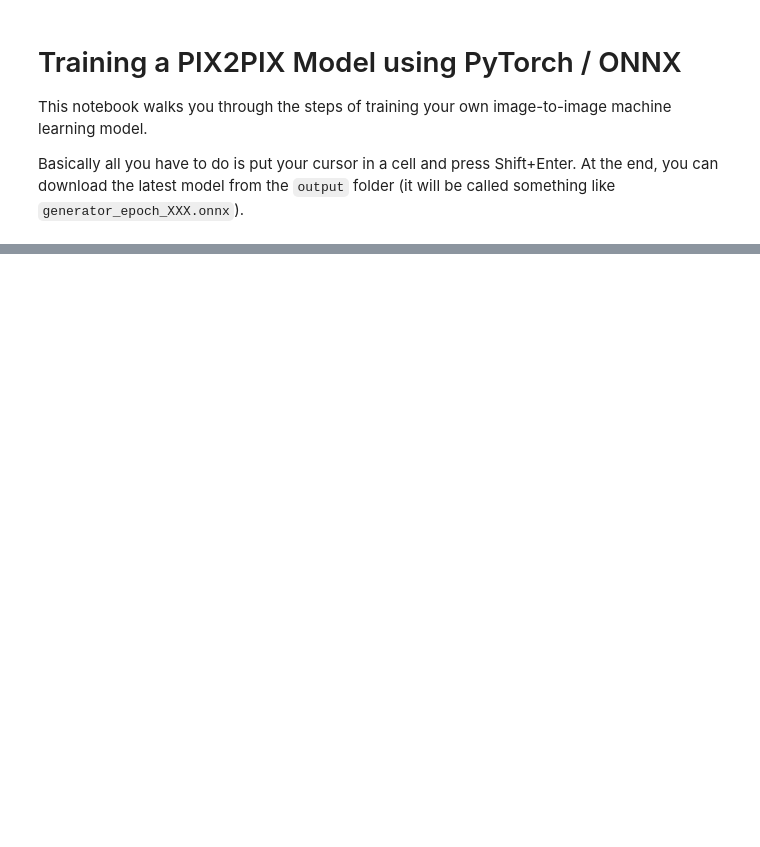
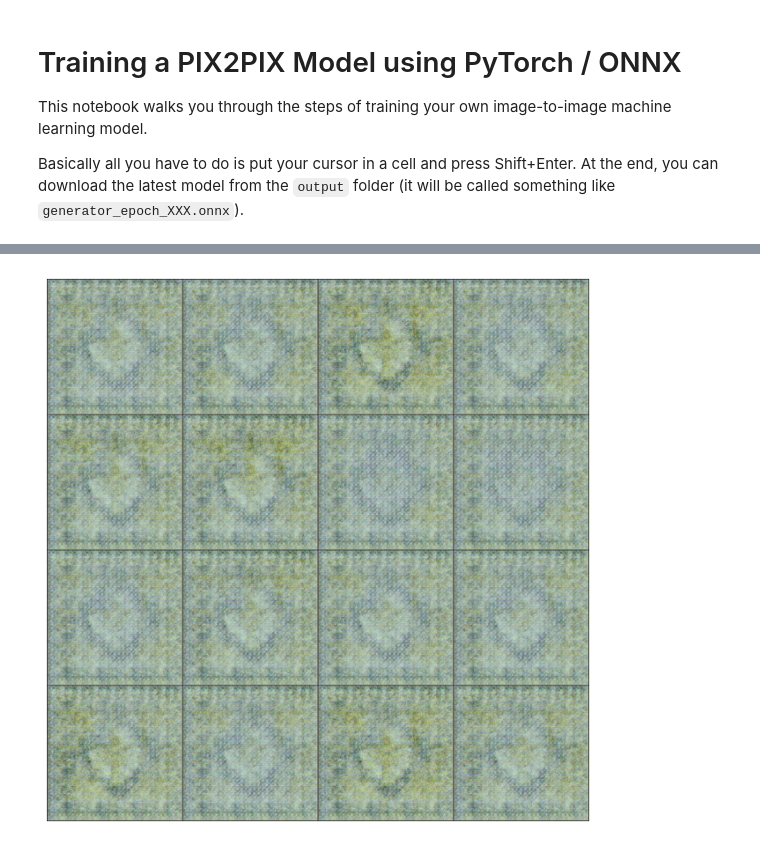
Before and after one commit to algorithmicgaze/2025-raive-workshop, a Jupyter notebook: train_onnx_gan.ipynb, the cells around one changed output, grey strips where cells are left out. Cells and saved outputs as stored; diff of their text form; code cells hidden in the pictures; blank space fills up the shorter version.

Commit message:
Simpler GAN implementation

```diff
--- a/train_onnx_gan.ipynb
+++ b/train_onnx_gan.ipynb
@@ -265,3 +206,6 @@ def fake_targets(b, device):
+# %%
+# Define the loss function
+criterion = nn.BCELoss()
 # %%
 # Load snapshot if available
 def get_latest_snapshot(output_dir):
@@ -276,13 +220,11 @@ def get_latest_generator(output_dir):
         return None
     return max(generators, key=os.path.getctime)
 # %%
-def load_snapshot(generator, discriminator, g_optimizer, d_optimizer, snapshot_path, ema_shadow=None):
+def load_snapshot(generator, discriminator, g_optimizer, d_optimizer, snapshot_path):
     checkpoint = torch.load(snapshot_path, map_location=device, weights_only=False)
     generator.load_state_dict(checkpoint["generator"])
     discriminator.load_state_dict(checkpoint["discriminator"])
     g_optimizer.load_state_dict(checkpoint["g_optimizer"])
     d_optimizer.load_state_dict(checkpoint["d_optimizer"])
-    if ema_shadow is not None and "ema_generator" in checkpoint:
-        ema_shadow.load_state_dict(checkpoint["ema_generator"])
     start_epoch = int(os.path.basename(snapshot_path).split("_")[2].split(".")[0])
     return start_epoch
@@ -385,17 +336,15 @@ def train(generator, discriminator, dataloader, opts):
 # %%
 device = torch.device("cuda" if torch.cuda.is_available() else "cpu")
-generator = Generator(z_dim=z_dim, img_channels=img_channels).to(device)
-discriminator = Discriminator(img_channels=img_channels).to(device)
+generator = Generator(z_dim=latent_dim).to(device)
+discriminator = Discriminator().to(device)
 
-opts = SimpleNamespace(
-    output_dir=output_dir,
-    sample_interval=sample_interval,
-    snapshot_interval=snapshot_interval,
-    epochs=epochs,
-    z_dim=z_dim,
-    g_lr=g_lr, d_lr=d_lr, betas=betas,
-    use_amp=use_amp,
-)
-
-# Fresh run recommended if you changed architectures
-train(generator, discriminator, dataloader, opts)
+opts = {
+    "output_dir": output_dir,
+    "sample_interval": sample_interval,
+    "snapshot_interval": snapshot_interval,
+    "epochs": epochs,
+    "restart": False,
+    "latent_dim": latent_dim,
+}
+train(generator, discriminator, dataloader, SimpleNamespace(**opts))
+# %% [output]
@@ -401,0 +352 @@ train(generator, discriminator, dataloader, opts)
+[figure, added]
```
Also changed, not shown: parts of 21 cells of this notebook.
